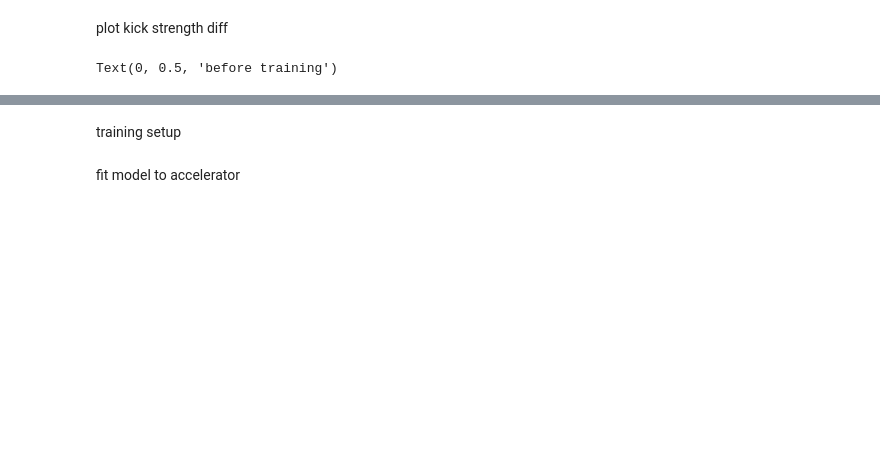
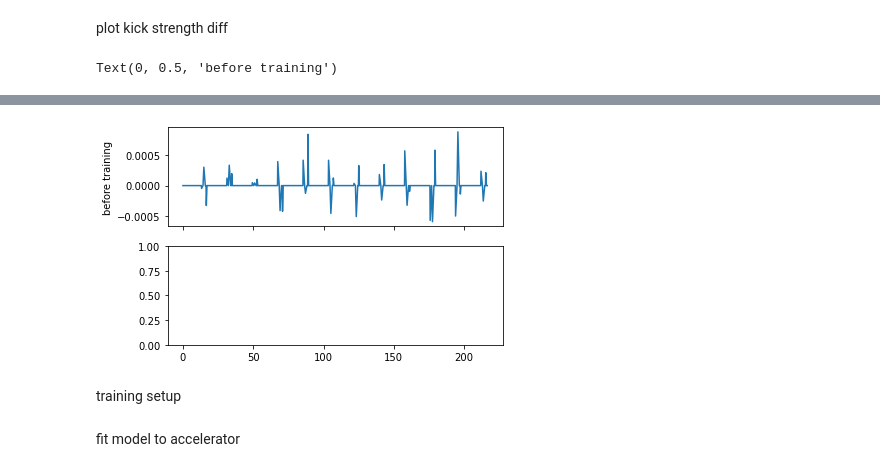
Before and after one commit to cc97nitu/Playground, a Jupyter notebook: GroundTorchOcelot/src/Train/CellOrbitCorrection.ipynb, the cells around one changed output, grey strips where cells are left out. Cells and saved outputs as stored; diff of their text form; code cells hidden in the pictures; blank space fills up the shorter version.

```diff
--- a/GroundTorchOcelot/src/Train/CellOrbitCorrection.ipynb
+++ b/GroundTorchOcelot/src/Train/CellOrbitCorrection.ipynb
@@ -153,7 +157,7 @@ def compareKickStrengths(model1, model2, ax):
     ax.plot(model1.lattice.positions, model1Kicks - model2Kicks)
     return
 # %%
-figKick, axKick = plt.subplots(2, 1)
+figKick, axKick = plt.subplots(2, 1, sharex=True)
 
 compareKickStrengths(perturbedModel, model, axKick[0])
 
@@ -164,3 +167,4 @@ Text(0, 0.5, 'before training')
+[figure, added]
 # %% [markdown]
 training setup
 # %%
```
Also changed, not shown: parts of 24 cells of this notebook, 2 other files.
